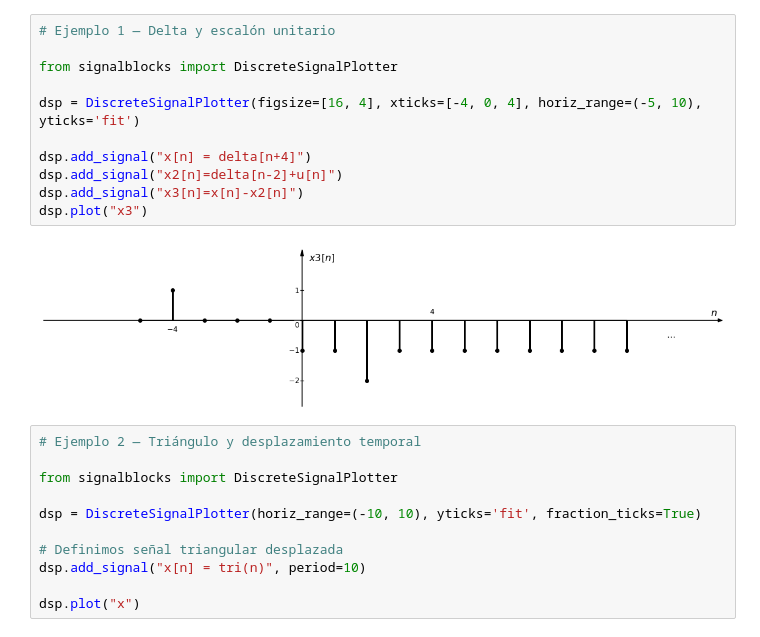
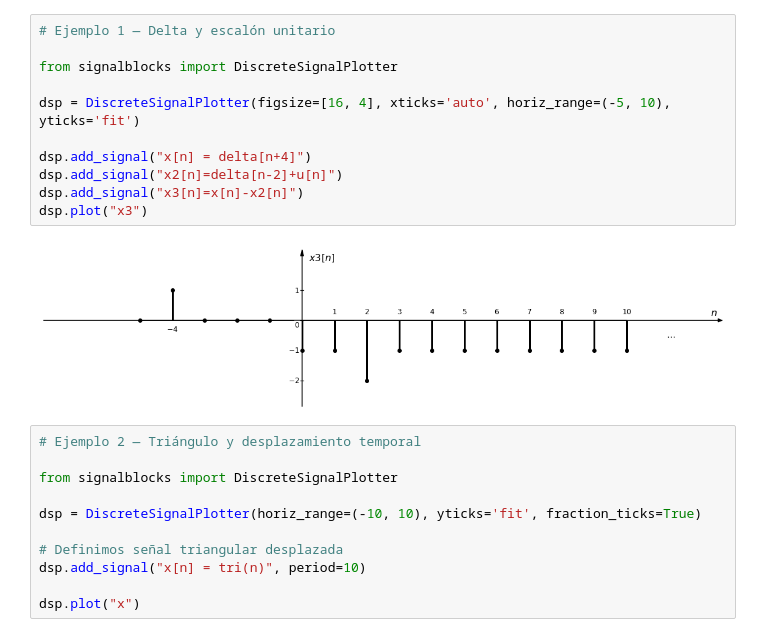
Before and after one commit to miguelmartfern/BlockDiagrams, a Jupyter notebook: docs/notebooks/discrete_signal_examples.ipynb, the cells around one changed output. Cells and saved outputs as stored; diff of their text form.

```diff
--- a/docs/notebooks/discrete_signal_examples.ipynb
+++ b/docs/notebooks/discrete_signal_examples.ipynb
@@ -1,16 +1,16 @@
 # %%
 # Ejemplo 1 — Delta y escalón unitario
 
 from signalblocks import DiscreteSignalPlotter
 
-dsp = DiscreteSignalPlotter(figsize=[16, 4], xticks=[-4, 0, 4], horiz_range=(-5, 10), yticks='fit')
+dsp = DiscreteSignalPlotter(figsize=[16, 4], xticks='auto', horiz_range=(-5, 10), yticks='fit')
 
 dsp.add_signal("x[n] = delta[n+4]")
 dsp.add_signal("x2[n]=delta[n-2]+u[n]")
 dsp.add_signal("x3[n]=x[n]-x2[n]")
 dsp.plot("x3")
 # %% [output]
-[figure, old version]
+[figure, new version]
 # %%
 # Ejemplo 2 — Triángulo y desplazamiento temporal
 
```
Also changed, not shown: parts of 5 cells of this notebook, 1 other file.
